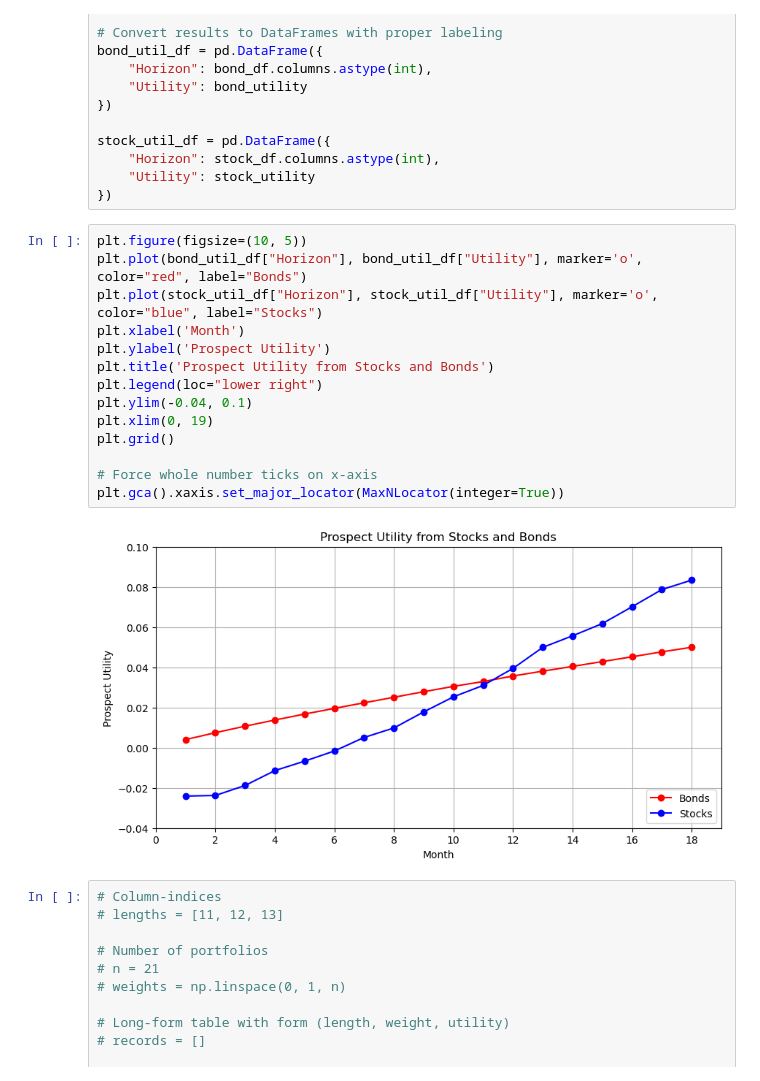
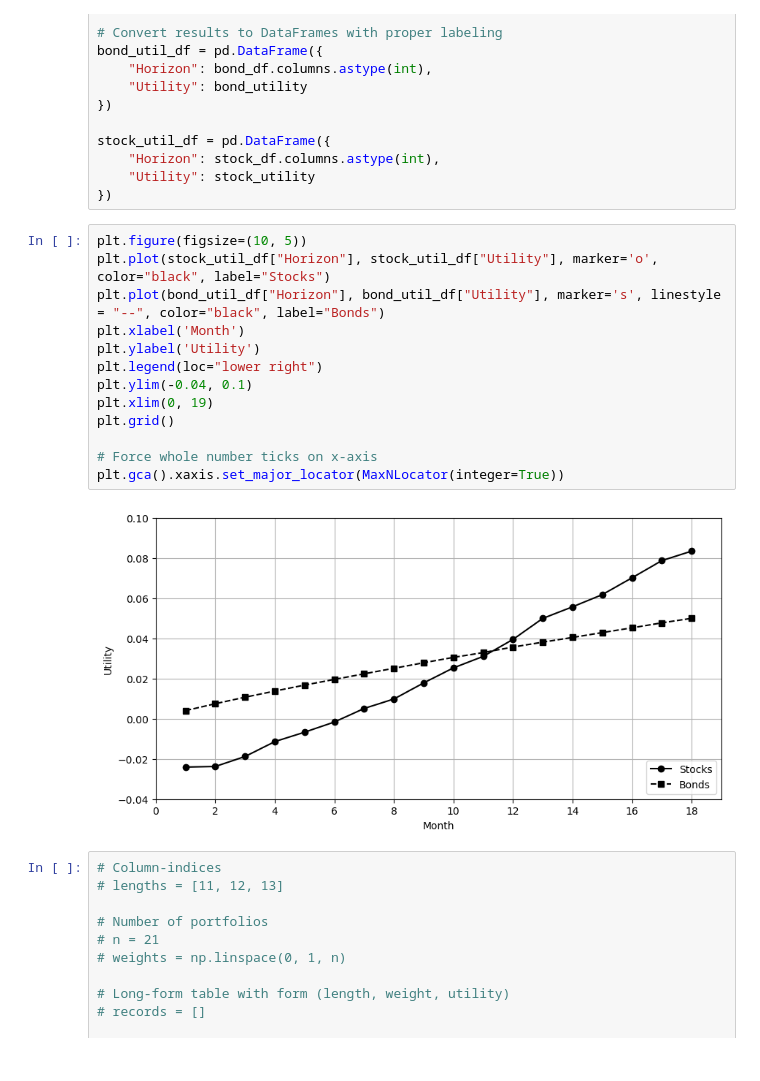
Before and after one commit to mcp656/Seminar, a Jupyter notebook: prescott.ipynb, the cells around one changed output. Drawn from its saved outputs; the diff is of its cells as text.

```diff
--- a/prescott.ipynb
+++ b/prescott.ipynb
@@ -357,20 +357,19 @@ stock_util_df = pd.DataFrame({
 })
 # %%
 plt.figure(figsize=(10, 5))
-plt.plot(bond_util_df["Horizon"], bond_util_df["Utility"], marker='o', color="red", label="Bonds")
-plt.plot(stock_util_df["Horizon"], stock_util_df["Utility"], marker='o', color="blue", label="Stocks")
+plt.plot(stock_util_df["Horizon"], stock_util_df["Utility"], marker='o', color="black", label="Stocks")
+plt.plot(bond_util_df["Horizon"], bond_util_df["Utility"], marker='s', linestyle = "--", color="black", label="Bonds")
 plt.xlabel('Month')
-plt.ylabel('Prospect Utility')
-plt.title('Prospect Utility from Stocks and Bonds')
+plt.ylabel('Utility')
 plt.legend(loc="lower right")
 plt.ylim(-0.04, 0.1)
 plt.xlim(0, 19)
 plt.grid()
 
 # Force whole number ticks on x-axis
 plt.gca().xaxis.set_major_locator(MaxNLocator(integer=True))
 # %% [output]
-[figure, old version]
+[figure, new version]
 # %%
 # Column‐indices
 # lengths = [11, 12, 13]
```
Also changed, not shown: parts of 6 cells of this notebook.
